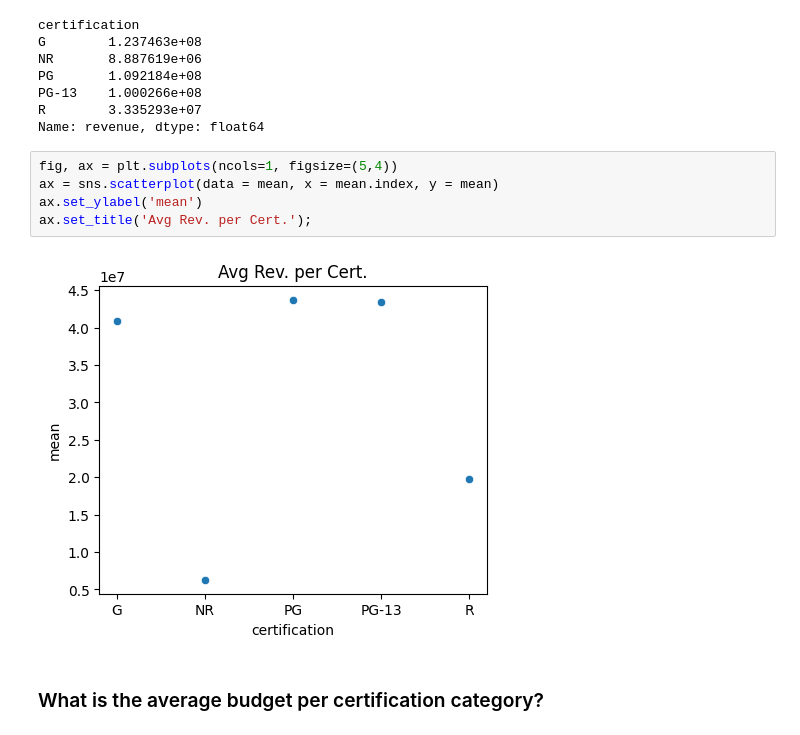
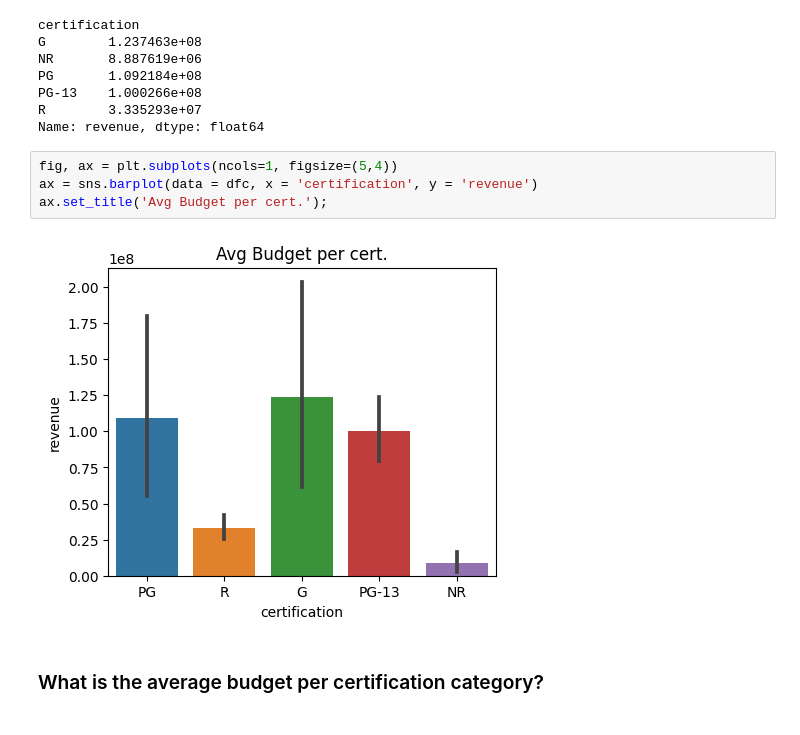
Before and after one commit to Martishamao/IMDB_Project, a Jupyter notebook: Project 3, Part 2.ipynb, the cells around one changed output. Saved outputs shown, nothing was run; the diff lists cells and outputs as text.

```diff
--- a/Project 3, Part 2.ipynb
+++ b/Project 3, Part 2.ipynb
@@ -179,13 +179,12 @@ PG       1.092184e+08
 PG-13    1.000266e+08
 R        3.335293e+07
 Name: revenue, dtype: float64
-# %%
-fig, ax = plt.subplots(ncols=1, figsize=(5,4))
-ax = sns.scatterplot(data = mean, x = mean.index, y = mean)
-ax.set_ylabel('mean')
-ax.set_title('Avg Rev. per Cert.');
-# %% [output]
-[figure, removed]
+# %%
+fig, ax = plt.subplots(ncols=1, figsize=(5,4))
+ax = sns.barplot(data = dfc, x = 'certification', y = 'revenue')
+ax.set_title('Avg Budget per cert.');
+# %% [output]
+[figure, added]
 # %% [markdown]
 ### What is the average budget per certification category?
 # %%
```
Also changed, not shown: parts of 2 cells of this notebook.
